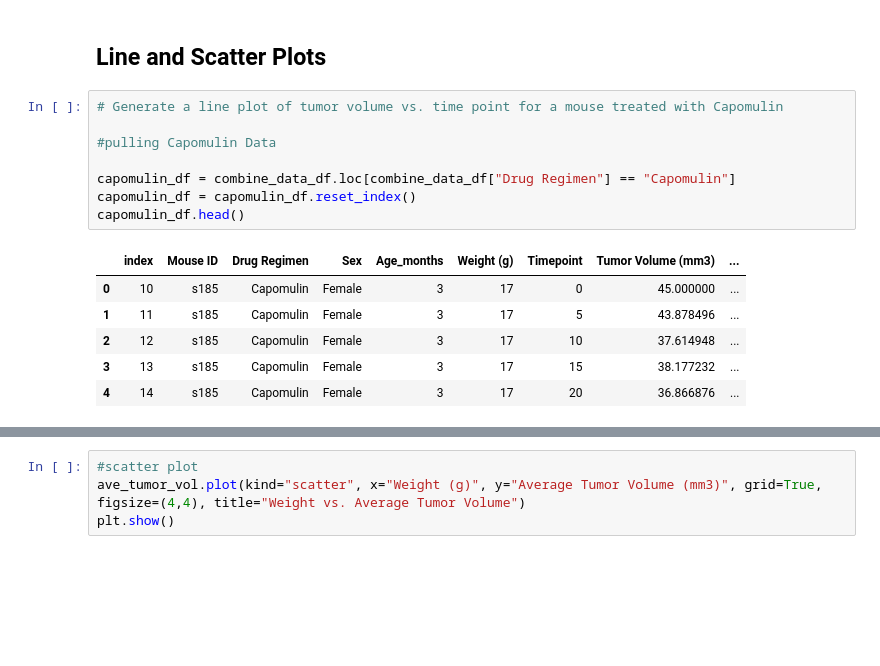
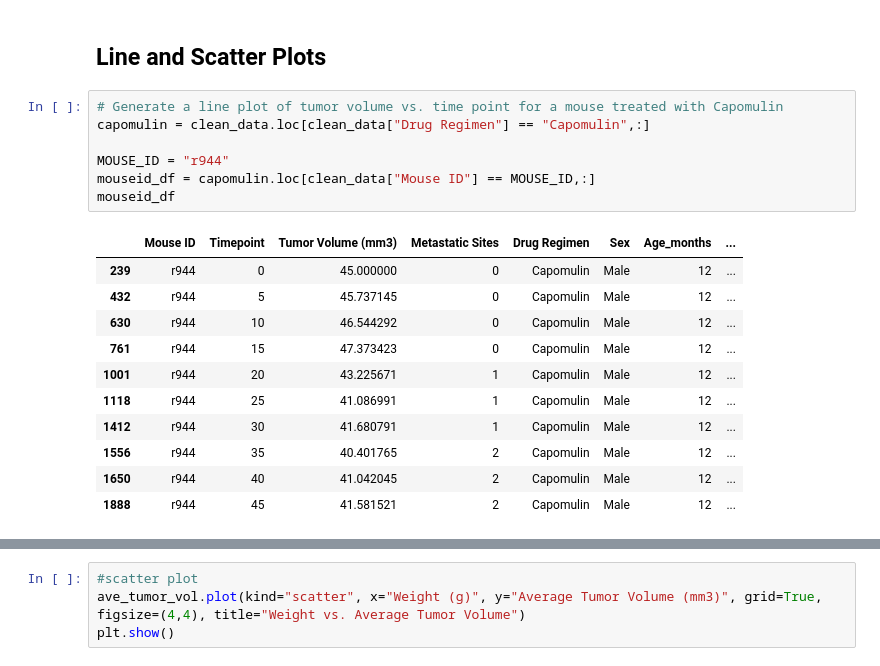
Before and after one commit to SGGO911/Matplotlib-Challenge, a Jupyter notebook: pymaceuticals_starter.ipynb, the cells around one changed output, grey strips where cells are left out. Cells and saved outputs as stored; diff of their text form; blank space fills up the shorter version.

```diff
--- a/pymaceuticals_starter.ipynb
+++ b/pymaceuticals_starter.ipynb
@@ -231,16 +223,20 @@ plt.show()
 ## Line and Scatter Plots
 # %%
 # Generate a line plot of tumor volume vs. time point for a mouse treated with Capomulin
+capomulin = clean_data.loc[clean_data["Drug Regimen"] == "Capomulin",:]
 
-#pulling Capomulin Data
-
-capomulin_df = combine_data_df.loc[combine_data_df["Drug Regimen"] == "Capomulin"]
-capomulin_df = capomulin_df.reset_index()
-capomulin_df.head()
+MOUSE_ID = "r944"
+mouseid_df = capomulin.loc[clean_data["Mouse ID"] == MOUSE_ID,:]
+mouseid_df
 # %% [output]
-|  | index | Mouse ID | Drug Regimen | Sex | Age_months | Weight (g) | Timepoint | Tumor Volume (mm3) | ... |
-| 0 | 10 | s185 | Capomulin | Female | 3 | 17 | 0 | 45.000000 | ... |
-| 1 | 11 | s185 | Capomulin | Female | 3 | 17 | 5 | 43.878496 | ... |
-| 2 | 12 | s185 | Capomulin | Female | 3 | 17 | 10 | 37.614948 | ... |
-| 3 | 13 | s185 | Capomulin | Female | 3 | 17 | 15 | 38.177232 | ... |
-| 4 | 14 | s185 | Capomulin | Female | 3 | 17 | 20 | 36.866876 | ... |
+|  | Mouse ID | Timepoint | Tumor Volume (mm3) | Metastatic Sites | Drug Regimen | Sex | Age_months | ... |
+| 239 | r944 | 0 | 45.000000 | 0 | Capomulin | Male | 12 | ... |
+| 432 | r944 | 5 | 45.737145 | 0 | Capomulin | Male | 12 | ... |
+| 630 | r944 | 10 | 46.544292 | 0 | Capomulin | Male | 12 | ... |
+| 761 | r944 | 15 | 47.373423 | 0 | Capomulin | Male | 12 | ... |
+| 1001 | r944 | 20 | 43.225671 | 1 | Capomulin | Male | 12 | ... |
+| 1118 | r944 | 25 | 41.086991 | 1 | Capomulin | Male | 12 | ... |
+| 1412 | r944 | 30 | 41.680791 | 1 | Capomulin | Male | 12 | ... |
+| 1556 | r944 | 35 | 40.401765 | 2 | Capomulin | Male | 12 | ... |
+| 1650 | r944 | 40 | 41.042045 | 2 | Capomulin | Male | 12 | ... |
+| 1888 | r944 | 45 | 41.581521 | 2 | Capomulin | Male | 12 | ... |
```
Also changed, not shown: parts of 13 cells of this notebook, 2 other files.
